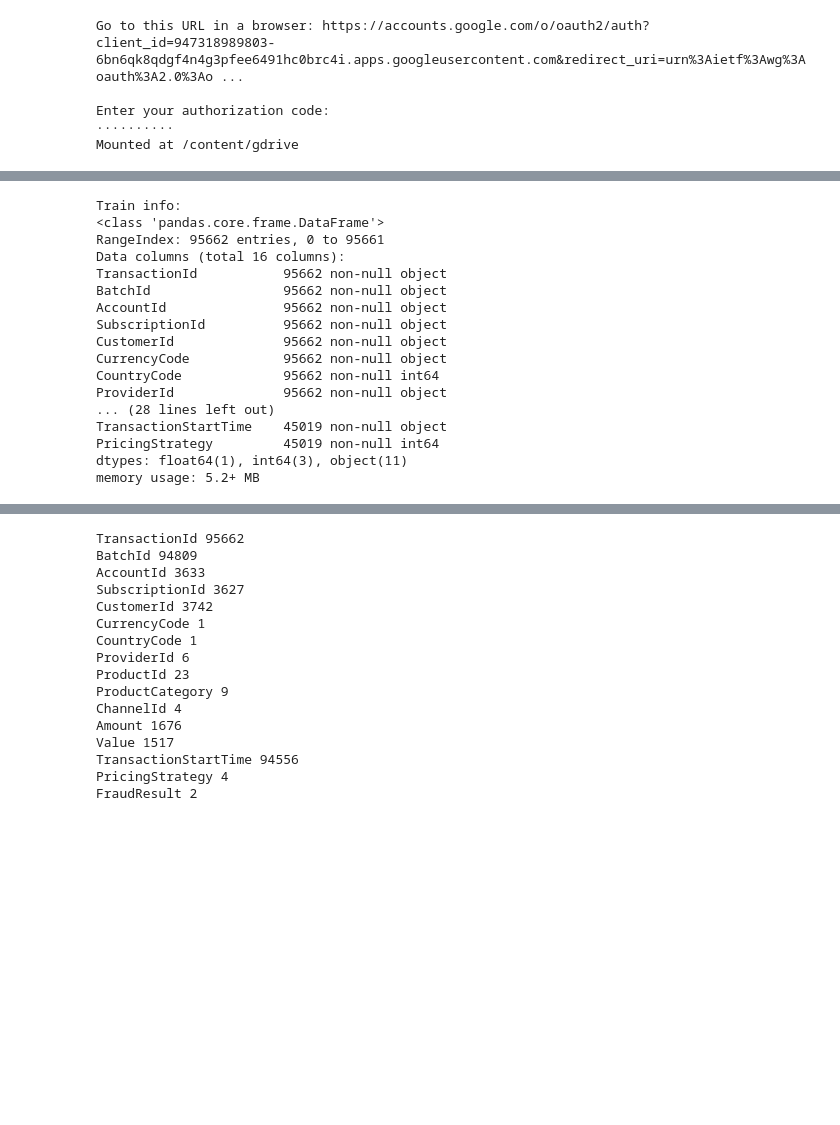
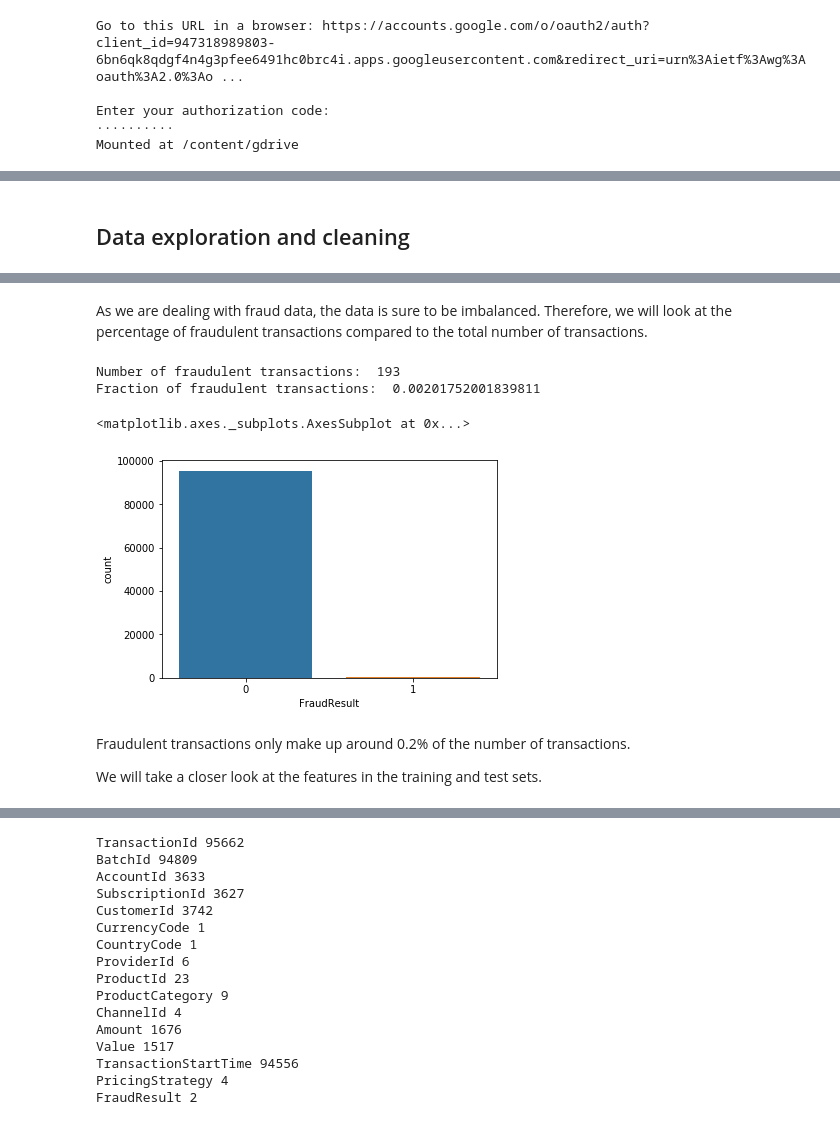
Before and after one commit to TanyaPaquet/Zindi_fraud_detection, a Jupyter notebook: zindi_fraud_detection.ipynb, the cells around one changed output, grey strips where cells are left out. Drawn from its saved outputs; the diff is of its cells as text; code cells hidden in the pictures; blank space fills up the shorter version.

```diff
--- a/zindi_fraud_detection.ipynb
+++ b/zindi_fraud_detection.ipynb
@@ -24,30 +25,8 @@ import seaborn as sns
 # Load the provided training and test data into dataframes
 train = pd.read_csv('/content/gdrive/My Drive/Colab Notebooks/zindi/training.csv' )
 test = pd.read_csv('/content/gdrive/My Drive/Colab Notebooks/zindi/test.csv' )
-
-# Check the dataframe sizes, type assignments, and missing values
-print('Train info:')
-train.info()
-print('\nTest info:')
-test.info()
-# %% [output]
-Train info:
-<class 'pandas.core.frame.DataFrame'>
-RangeIndex: 95662 entries, 0 to 95661
-Data columns (total 16 columns):
-TransactionId           95662 non-null object
-BatchId                 95662 non-null object
-AccountId               95662 non-null object
-SubscriptionId          95662 non-null object
-CustomerId              95662 non-null object
-CurrencyCode            95662 non-null object
-CountryCode             95662 non-null int64
-ProviderId              95662 non-null object
-... (28 lines left out)
-TransactionStartTime    45019 non-null object
-PricingStrategy         45019 non-null int64
-dtypes: float64(1), int64(3), object(11)
-memory usage: 5.2+ MB
+# %% [markdown]
+## Data exploration and cleaning
 # %%
 train.head()
 # %% [output]
@@ -57,3 +36,22 @@ train.head()
 | 2 | TransactionId_26203 | BatchId_53941 | AccountId_4229 | SubscriptionId_222 | CustomerId_4683 | UGX | 256 | ProviderId_6 | ... |
 | 3 | TransactionId_380 | BatchId_102363 | AccountId_648 | SubscriptionId_2185 | CustomerId_988 | UGX | 256 | ProviderId_1 | ... |
 | 4 | TransactionId_28195 | BatchId_38780 | AccountId_4841 | SubscriptionId_3829 | CustomerId_988 | UGX | 256 | ProviderId_4 | ... |
+# %% [markdown]
+As we are dealing with fraud data, the data is sure to be imbalanced. Therefore, we will look at the percentage of fraudulent transactions compared to the total number of transactions.
+# %%
+# Select fraudulent transactions
+num_fraud = len(train[train['FraudResult'] == 1])
+
+print('Number of fraudulent transactions: ', num_fraud)
+print('Fraction of fraudulent transactions: ', num_fraud/(len(train)))
+
+sns.countplot(train['FraudResult'])
+# %% [output]
+Number of fraudulent transactions:  193
+Fraction of fraudulent transactions:  0.00201752001839811
+<matplotlib.axes._subplots.AxesSubplot at 0x...>
+[figure, added]
+# %% [markdown]
+Fraudulent transactions only make up around 0.2% of the number of transactions.
+
+We will take a closer look at the features in the training and test sets.
```
Also changed, not shown: parts of 56 cells of this notebook.
